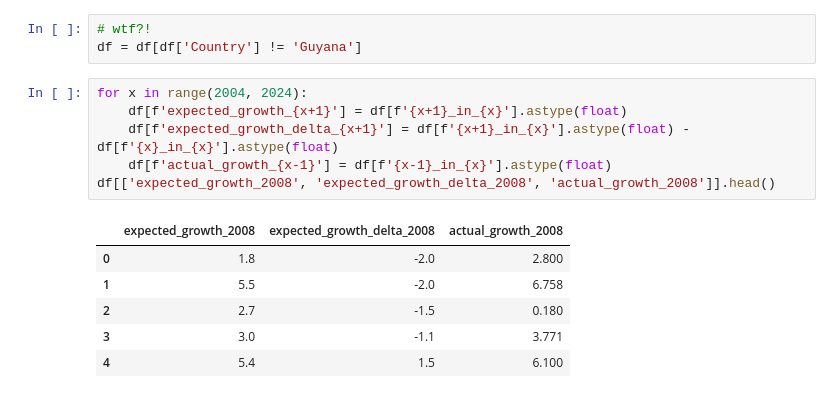
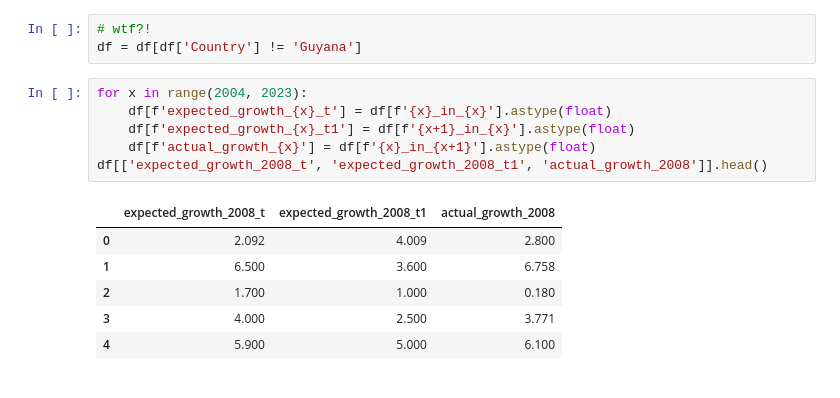
Before and after one commit to seppo0010/imf-growth, a Jupyter notebook: analysis3.ipynb, the cells around one changed output. Drawn from its saved outputs; the diff is of its cells as text.

```diff
--- a/analysis3.ipynb
+++ b/analysis3.ipynb
@@ -41,18 +41,18 @@ df[df['Country'] == 'Guyana'][['2020_in_2021', '2021_in_2022', '2022_in_2023']]
 # wtf?!
 df = df[df['Country'] != 'Guyana']
 # %%
-for x in range(2004, 2024):
-    df[f'expected_growth_{x+1}'] = df[f'{x+1}_in_{x}'].astype(float)
-    df[f'expected_growth_delta_{x+1}'] = df[f'{x+1}_in_{x}'].astype(float) - df[f'{x}_in_{x}'].astype(float)
-    df[f'actual_growth_{x-1}'] = df[f'{x-1}_in_{x}'].astype(float)
-df[['expected_growth_2008', 'expected_growth_delta_2008', 'actual_growth_2008']].head()
+for x in range(2004, 2023):
+    df[f'expected_growth_{x}_t'] = df[f'{x}_in_{x}'].astype(float)
+    df[f'expected_growth_{x}_t1'] = df[f'{x+1}_in_{x}'].astype(float)
+    df[f'actual_growth_{x}'] = df[f'{x}_in_{x+1}'].astype(float)
+df[['expected_growth_2008_t', 'expected_growth_2008_t1', 'actual_growth_2008']].head()
 # %% [output]
-|  | expected_growth_2008 | expected_growth_delta_2008 | actual_growth_2008 |
-| 0 | 1.8 | -2.0 | 2.800 |
-| 1 | 5.5 | -2.0 | 6.758 |
-| 2 | 2.7 | -1.5 | 0.180 |
-| 3 | 3.0 | -1.1 | 3.771 |
-| 4 | 5.4 | 1.5 | 6.100 |
+|  | expected_growth_2008_t | expected_growth_2008_t1 | actual_growth_2008 |
+| 0 | 2.092 | 4.009 | 2.800 |
+| 1 | 6.500 | 3.600 | 6.758 |
+| 2 | 1.700 | 1.000 | 0.180 |
+| 3 | 4.000 | 2.500 | 3.771 |
+| 4 | 5.900 | 5.000 | 6.100 |
 # %%
 base = {}
 for x in range(2005, 2023):
```
Also changed, not shown: parts of 10 cells of this notebook.
